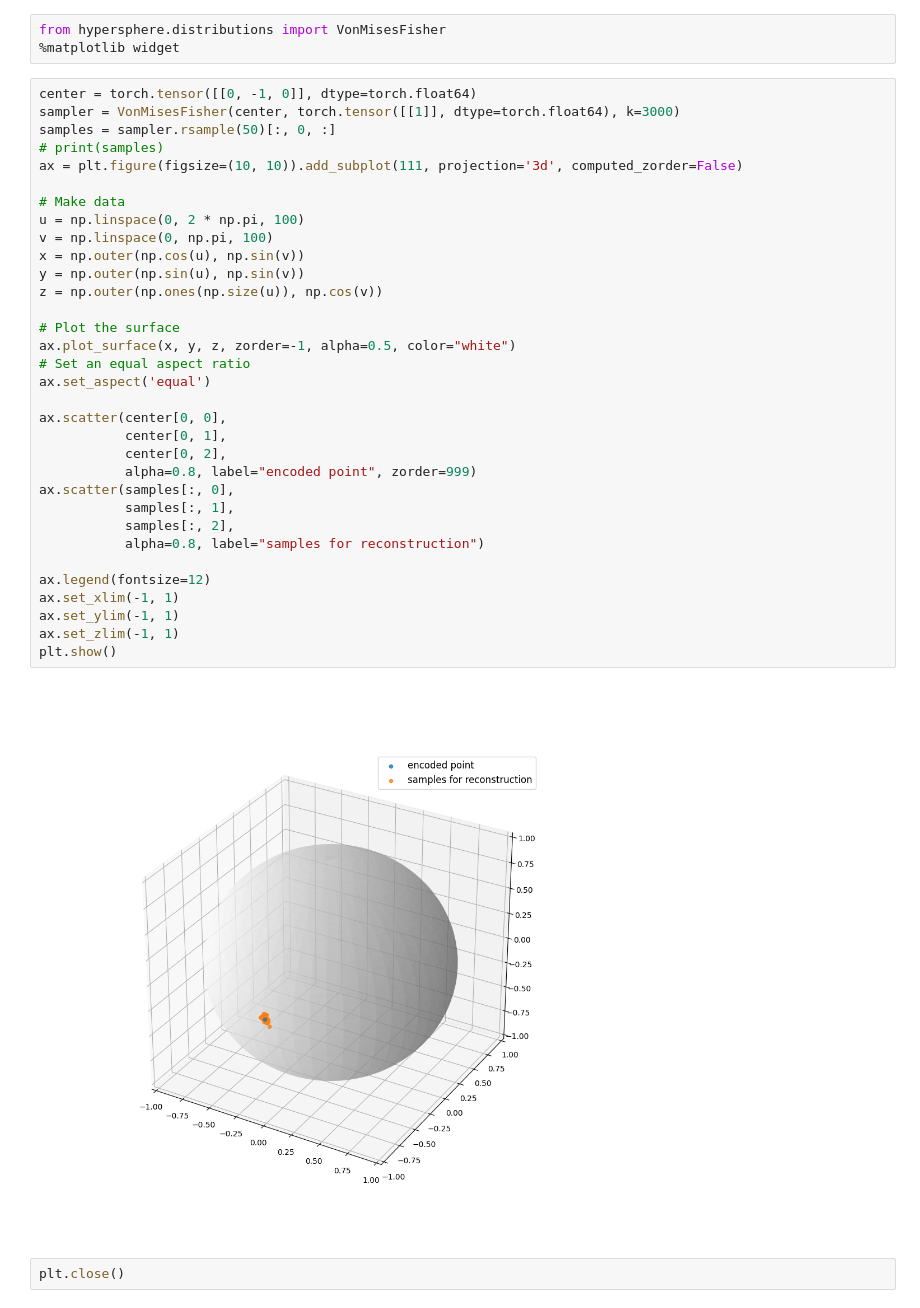
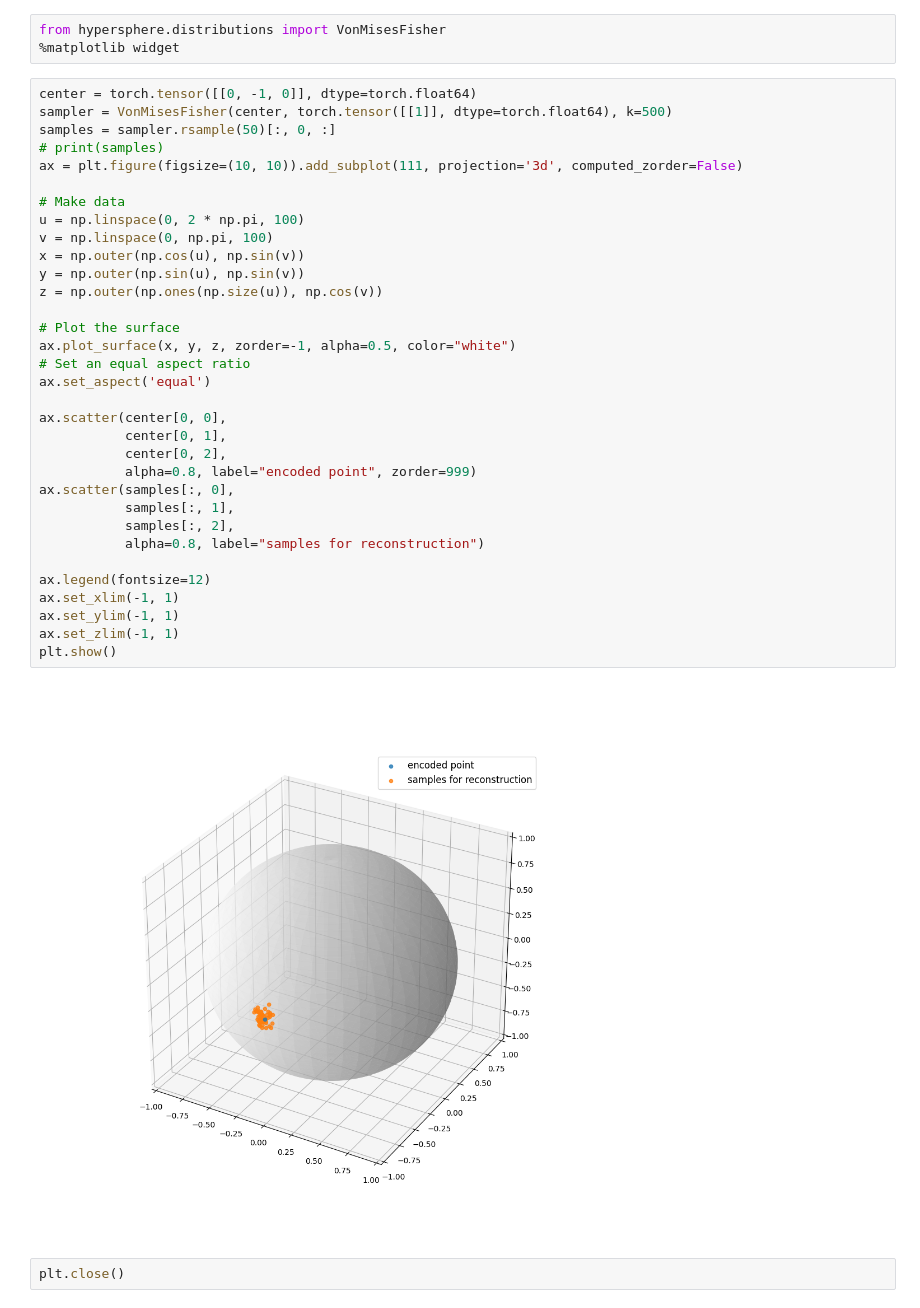
Before and after one commit to HaijiangYan/vMF-VAE-for-facial-affect, a Jupyter notebook: main.ipynb, the cells around one changed output. Drawn from its saved outputs; the diff is of its cells as text.

```diff
--- a/main.ipynb
+++ b/main.ipynb
@@ -207,38 +274,38 @@ from hypersphere.distributions import VonMisesFisher
 %matplotlib widget
 # %%
 center = torch.tensor([[0, -1, 0]], dtype=torch.float64)
-sampler = VonMisesFisher(center, torch.tensor([[1]], dtype=torch.float64), k=3000)
+sampler = VonMisesFisher(center, torch.tensor([[1]], dtype=torch.float64), k=500)
 samples = sampler.rsample(50)[:, 0, :]
 # print(samples)
 ax = plt.figure(figsize=(10, 10)).add_subplot(111, projection='3d', computed_zorder=False)
 
 # Make data
 u = np.linspace(0, 2 * np.pi, 100)
 v = np.linspace(0, np.pi, 100)
 x = np.outer(np.cos(u), np.sin(v))
 y = np.outer(np.sin(u), np.sin(v))
 z = np.outer(np.ones(np.size(u)), np.cos(v))
 
 # Plot the surface
 ax.plot_surface(x, y, z, zorder=-1, alpha=0.5, color="white")
 # Set an equal aspect ratio
 ax.set_aspect('equal')
 
 ax.scatter(center[0, 0],
            center[0, 1],
            center[0, 2],
            alpha=0.8, label="encoded point", zorder=999)
 ax.scatter(samples[:, 0],
            samples[:, 1],
            samples[:, 2],
            alpha=0.8, label="samples for reconstruction")
 
 ax.legend(fontsize=12)
 ax.set_xlim(-1, 1)
 ax.set_ylim(-1, 1)
 ax.set_zlim(-1, 1)
 plt.show()
 # %% [output]
-[figure, old version]
+[figure, new version]
 # %%
 plt.close()
```
Also changed, not shown: parts of 12 cells of this notebook, 19 other files.
